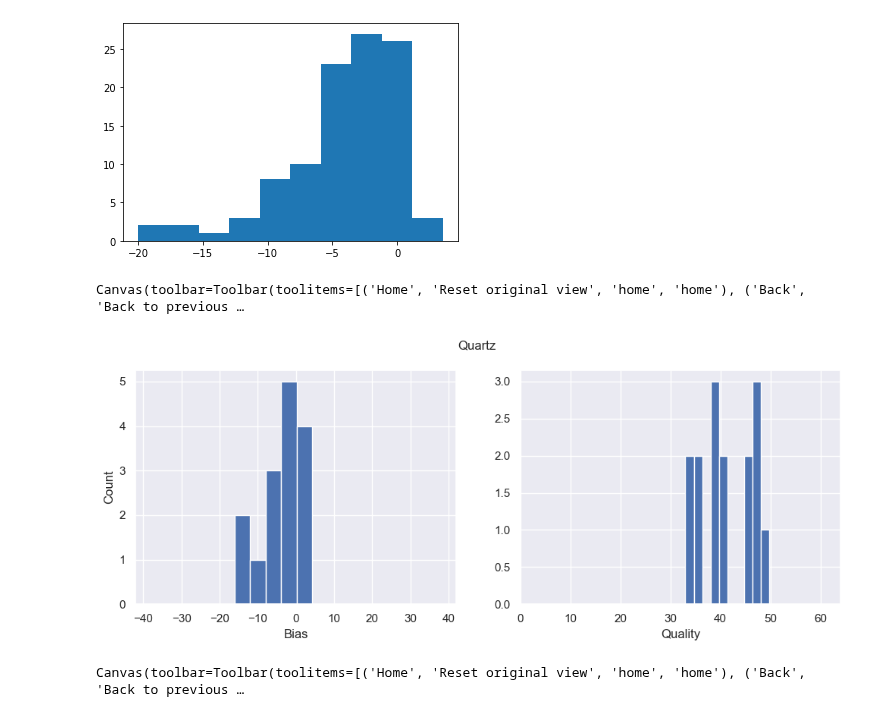
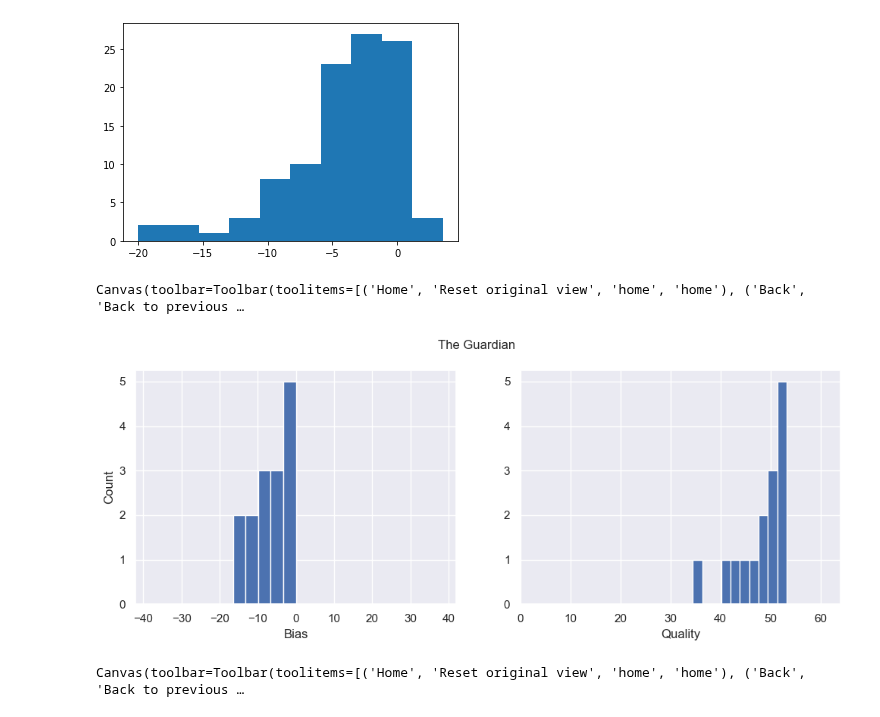
Before and after one commit to WarmCyan/news-bias-research, a Jupyter notebook: notebooks/13_ArticleLevel.ipynb, the cells around one changed output. Saved outputs shown, nothing was run; the diff lists cells and outputs as text; code cells hidden in the pictures.

```diff
--- a/notebooks/13_ArticleLevel.ipynb
+++ b/notebooks/13_ArticleLevel.ipynb
@@ -384,11 +384,11 @@ def source_hist(source):
     fig.suptitle(source)
 
     return fig
-# %%
-source_hist("Quartz")
-# %% [output]
-Canvas(toolbar=Toolbar(toolitems=[('Home', 'Reset original view', 'home', 'home'), ('Back', 'Back to previous …
-[figure, removed]
+# %%
+source_hist("The Guardian")
+# %% [output]
+Canvas(toolbar=Toolbar(toolitems=[('Home', 'Reset original view', 'home', 'home'), ('Back', 'Back to previous …
+[figure, added]
 # %%
 for source in list(df.Source.value_counts()[df.Source.value_counts() > 10].index):
     display(source_hist(source))
```
Also changed, not shown: 14 other files.
